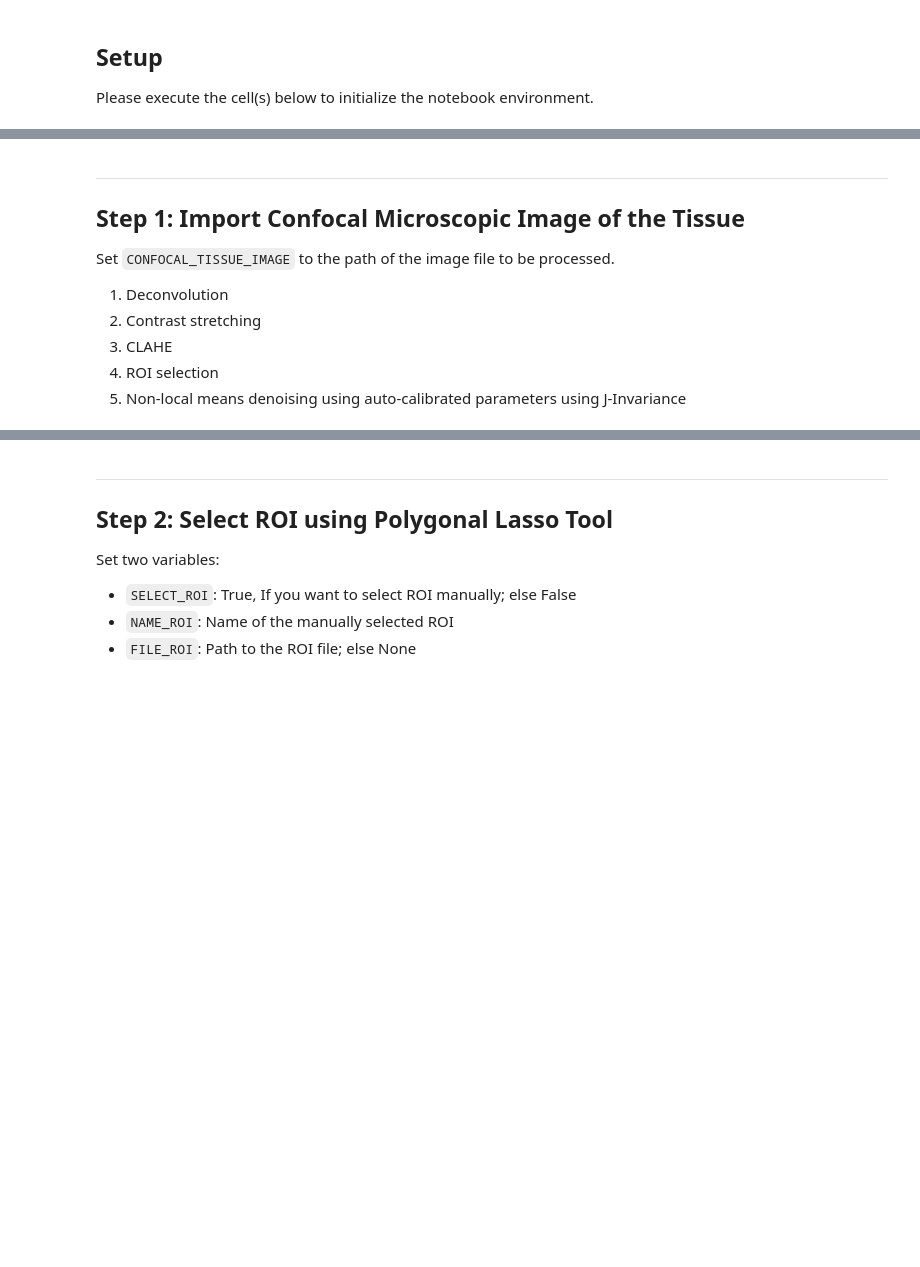
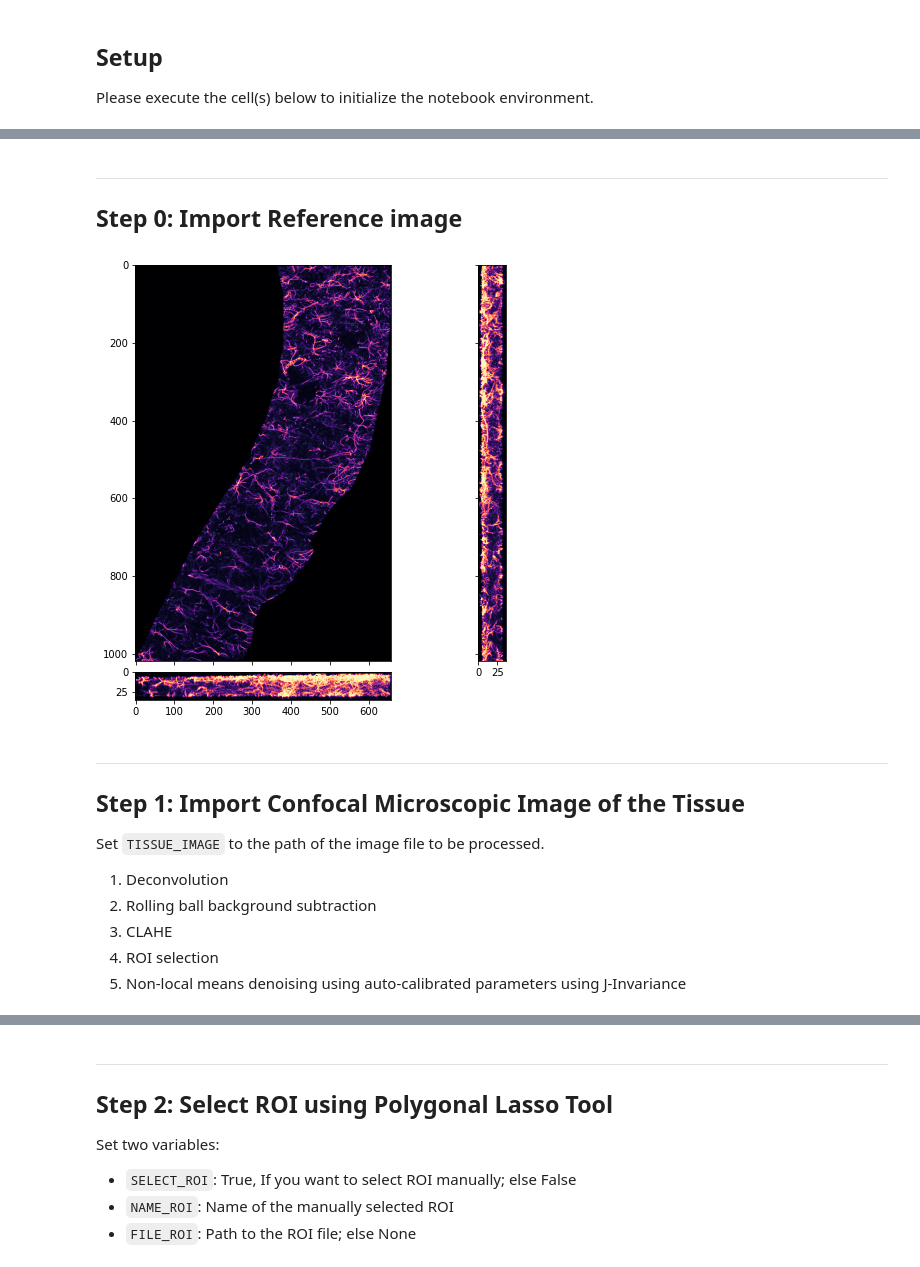
Before and after one commit to swanandlab/SMorph, a Jupyter notebook: autocrop.ipynb, the cells around one changed output, grey strips where cells are left out. Saved outputs shown, nothing was run; the diff lists cells and outputs as text; code cells hidden in the pictures; blank space fills up the shorter version.

```diff
--- a/autocrop.ipynb
+++ b/autocrop.ipynb
@@ -53,12 +137,77 @@ def view_3D(*args):
+# %% [markdown]
+---
+## Step 0: Import Reference image
+# %%
+REF_IMAGE = 'Datasets/Confocal/SAL,DMI, FLX ADN HALO_TREATMENT_28 DAYS/control_28 days/CONTROL_MSP3.1M_1_SINGLE MARK_20X_SEC 1_RIGHT HILUS_28 DAYczi.czi'
+DECONV_ITR = 30
+
+cache_dir = 'Cache/'
+NAME_ROI = 'ML'
+REF_SUFFIX = f'-{NAME_ROI}-ref.npy'
+try:
+  cached_filename = '.'.join(path.basename(REF_IMAGE).split('.')[:-1]) + REF_SUFFIX
+  refdenoised = np.load(cache_dir + cached_filename)
+except:
+  cached_filename = '.'.join(path.basename(REF_IMAGE).split('.')[:-1]) + '.npy'
+  cached = False
+
+  try:
+    if cached_filename in listdir(cache_dir):
+      refdeconvolved = np.load(cache_dir + cached_filename)
+      cached = True
+    else:
+      raise ValueError('Preprocessed image not cached')
+  except:
+    cached = False
+
+    refdeconvolved = ac.deconvolve(ac.imread(REF_IMAGE), REF_IMAGE, iters=DECONV_ITR)
+
+  CLIP_LIMIT = .02
+
+  if cached:
+    refpreprocessed = refdeconvolved
+  else:
+    background = restoration.rolling_ball(refdeconvolved, radius=(min(refdeconvolved.shape)-1)//2)
+    refpreprocessed = exposure.equalize_adapthist(refdeconvolved-background, clip_limit=CLIP_LIMIT)
+
+
+  SELECT_ROI = True
+  REF_FILE_ROI = 'Datasets/Confocal/SAL,DMI, FLX ADN HALO_TREATMENT_28 DAYS/control_28 days/CONTROL_MSP3.1M_1_SINGLE MARK_20X_SEC 1_RIGHT HILUS_28 DAYczi_ML.roi'
+  roi_polygon = None
+
+  %matplotlib inline
+
+  IMG_NAME = '.'.join(REF_IMAGE.split('/')[-1].split('.')[:-1])
+  roi_polygon = np.array([[0, 0], [refpreprocessed.shape[0]-1, 0], [refpreprocessed.shape[0]-1, refpreprocessed.shape[1]-1], [0, refpreprocessed.shape[1]-1]]) if not SELECT_ROI else ac.select_ROI(refpreprocessed, IMG_NAME + '-' + NAME_ROI, REF_FILE_ROI)
+
+  refpreprocessed = ac.mask_ROI(refpreprocessed, roi_polygon)
+  ll, ur = ac.get_maximal_rectangle([roi_polygon])
+  if SELECT_ROI:
+    ll, ur = np.ceil(ll).astype(int), np.floor(ur).astype(int)
+    llx, lly = ll; urx, ury = ur
+    llx -= roi_polygon[:, 0].min(); urx -= roi_polygon[:, 0].min()
+    lly -= roi_polygon[:, 1].min(); ury -= roi_polygon[:, 1].min()
+  else:
+    lly = 0; llx = 0
+    ury, urx = refpreprocessed.shape[1:]
+    ury -= 1; urx -= 1
+
+  denoise_parameters = ac.calibrate_nlm_denoiser(refpreprocessed[:, lly:ury, llx:urx])
+  refdenoised = ac.denoise(refpreprocessed, denoise_parameters)
+  np.save(cache_dir + IMG_NAME + REF_SUFFIX, refdenoised)
+
+ac.projectXYZ(refdenoised, .5, .5, 1, 'magma')
+# %% [output]
+[figure, added]
 # %% [markdown]
 ---
 
 ## Step 1: Import Confocal Microscopic Image of the Tissue
 
-Set `CONFOCAL_TISSUE_IMAGE` to the path of the image file to be processed.
+Set `TISSUE_IMAGE` to the path of the image file to be processed.
 
 1. Deconvolution
-2. Contrast stretching
+2. Rolling ball background subtraction
 3. CLAHE
 4. ROI selection
 5. Non-local means denoising using auto-calibrated parameters using J-Invariance
```
Also changed, not shown: parts of 41 cells of this notebook, 16 other files.
